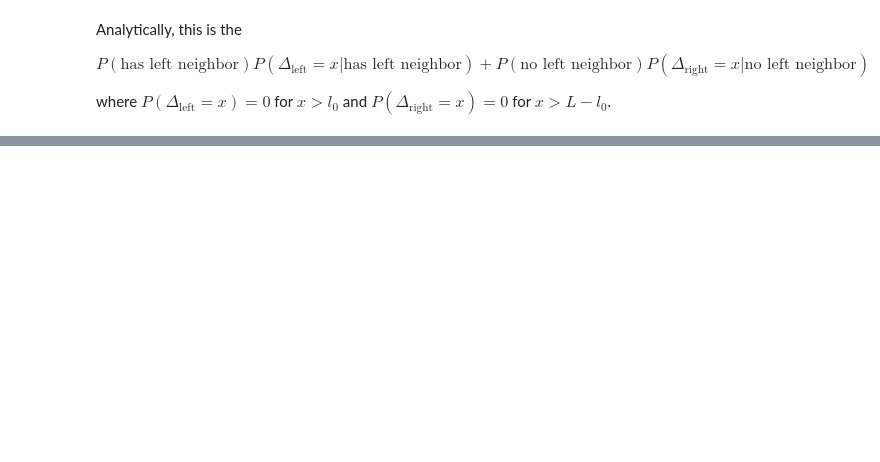
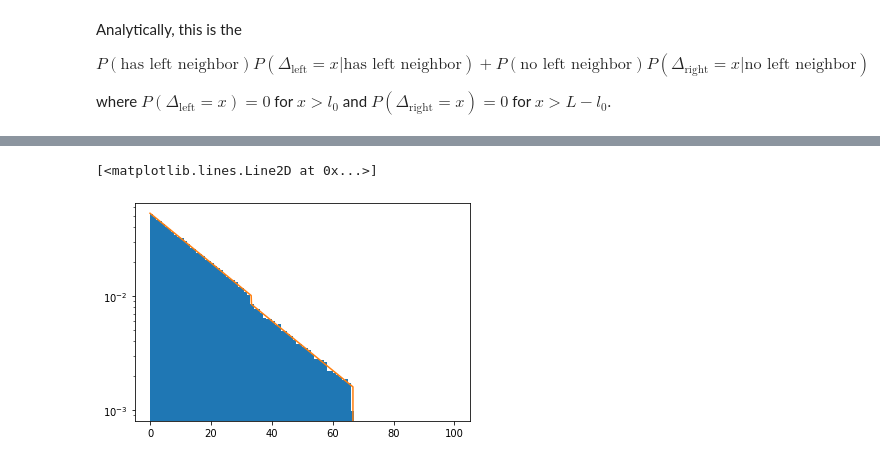
Before and after one commit to SpakowitzLab/wlcsim, a Jupyter notebook: doc/test-homolog-plateau-stats.ipynb, the cells around one changed output, grey strips where cells are left out. Saved outputs shown, nothing was run; the diff lists cells and outputs as text; code cells hidden in the pictures; blank space fills up the shorter version.

```diff
--- a/doc/test-homolog-plateau-stats.ipynb
+++ b/doc/test-homolog-plateau-stats.ipynb
@@ -233,0 +282,9 @@ plt.plot(x, P_Ndel(x, mu, label_loc, L))
+# %%
+_, _, _ = plt.hist(Ndels_linear, bins=np.arange(L+1), density=1)
+plt.yscale('log')
+
+x = np.linspace(0, L, 1000)
+plt.plot(x, P_Ndel_linear(x, mu, label_loc, L))
+# %% [output]
+[<matplotlib.lines.Line2D at 0x...>]
+[figure, added]
```
Also changed, not shown: parts of 47 cells of this notebook, 1 other file.
